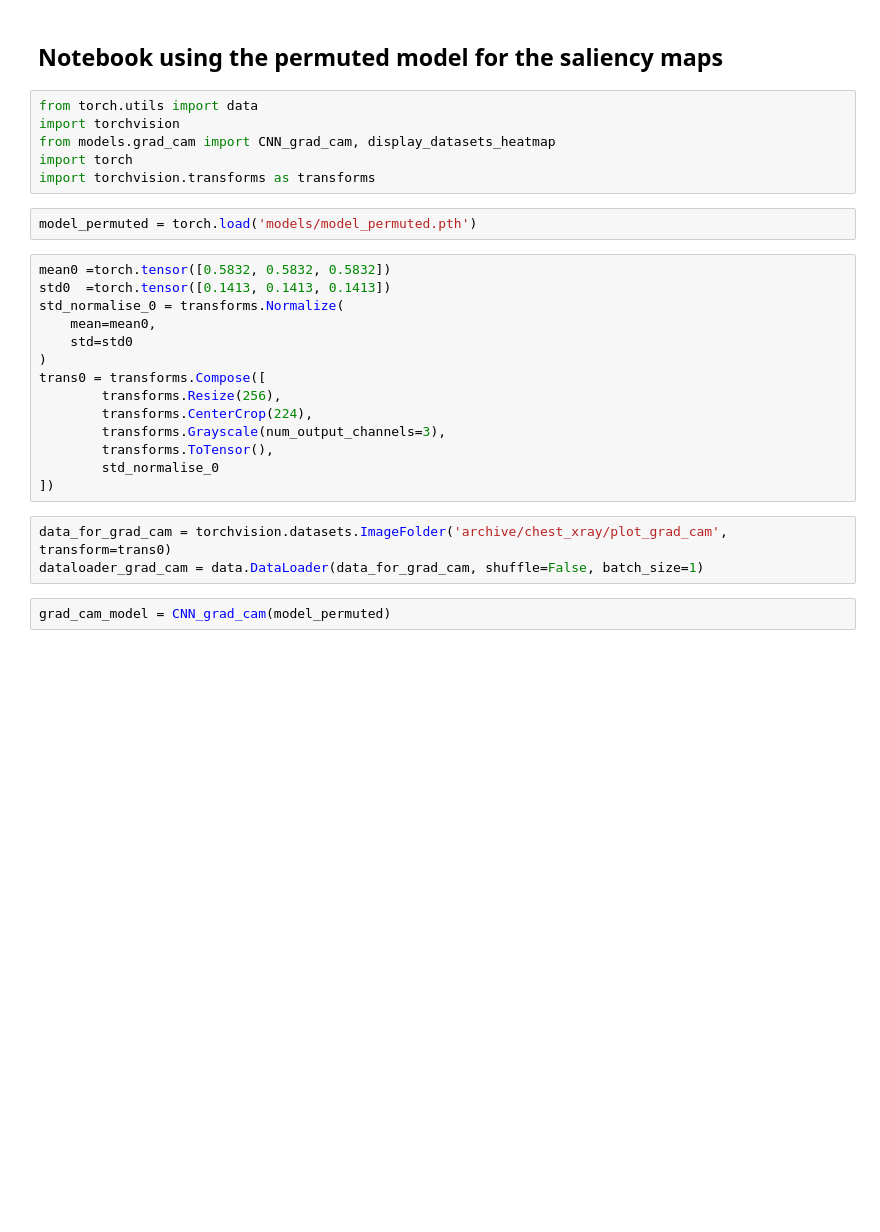
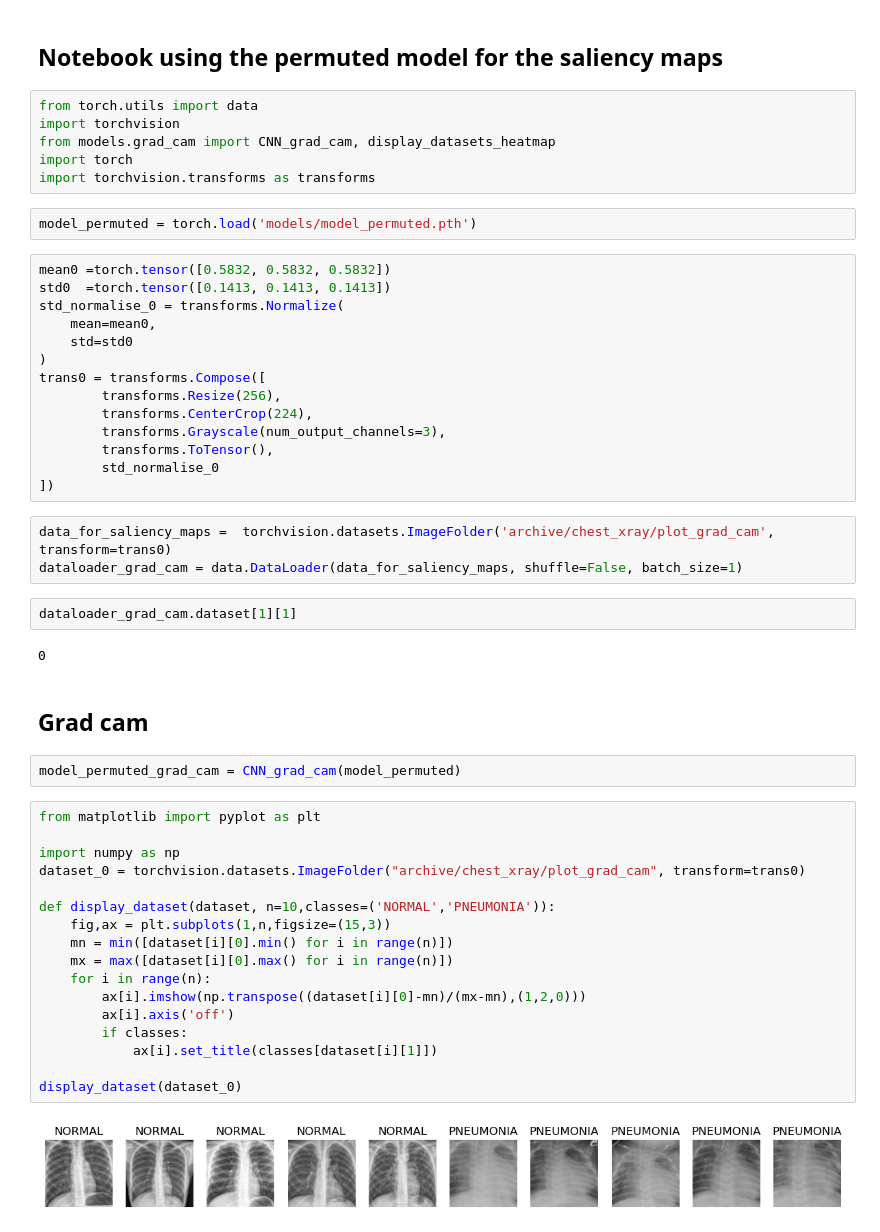
Before and after one commit to jak-ket/ml-for-healthcare, a Jupyter notebook: cnn_permutation_test.ipynb, the cells around one changed output. Drawn from its saved outputs; the diff is of its cells as text; blank space fills up the shorter version.

```diff
--- a/cnn_permutation_test.ipynb
+++ b/cnn_permutation_test.ipynb
@@ -23,8 +23,33 @@ trans0 = transforms.Compose([
         std_normalise_0
 ])
 # %%
-data_for_grad_cam = torchvision.datasets.ImageFolder('archive/chest_xray/plot_grad_cam', transform=trans0)
-dataloader_grad_cam = data.DataLoader(data_for_grad_cam, shuffle=False, batch_size=1)
+data_for_saliency_maps =  torchvision.datasets.ImageFolder('archive/chest_xray/plot_grad_cam', transform=trans0)
+dataloader_grad_cam = data.DataLoader(data_for_saliency_maps, shuffle=False, batch_size=1)
+# %%
+dataloader_grad_cam.dataset[1][1]
+# %% [output]
+0
+# %% [markdown]
+## Grad cam
 # %%
-grad_cam_model = CNN_grad_cam(model_permuted)
+model_permuted_grad_cam = CNN_grad_cam(model_permuted)
+# %%
+from matplotlib import pyplot as plt
+
+import numpy as np
+dataset_0 = torchvision.datasets.ImageFolder("archive/chest_xray/plot_grad_cam", transform=trans0)
+
+def display_dataset(dataset, n=10,classes=('NORMAL','PNEUMONIA')):
+    fig,ax = plt.subplots(1,n,figsize=(15,3))
+    mn = min([dataset[i][0].min() for i in range(n)])
+    mx = max([dataset[i][0].max() for i in range(n)])
+    for i in range(n):
+        ax[i].imshow(np.transpose((dataset[i][0]-mn)/(mx-mn),(1,2,0)))
+        ax[i].axis('off')
+        if classes:
+            ax[i].set_title(classes[dataset[i][1]])
+
+display_dataset(dataset_0)
+# %% [output]
+[figure, added]
 # %%
```
Also changed, not shown: parts of 2 cells of this notebook, 3 other files.
